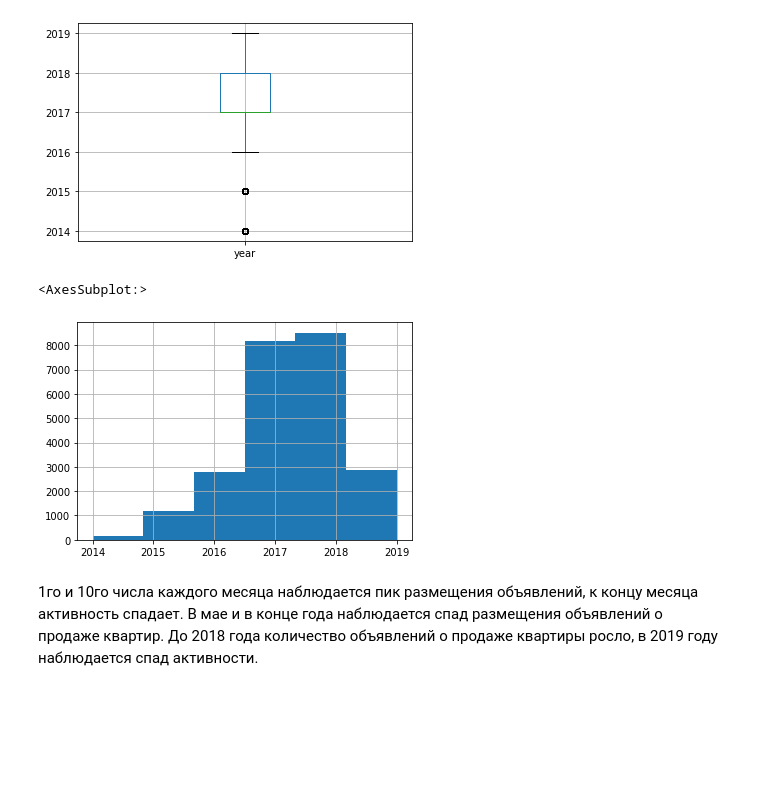
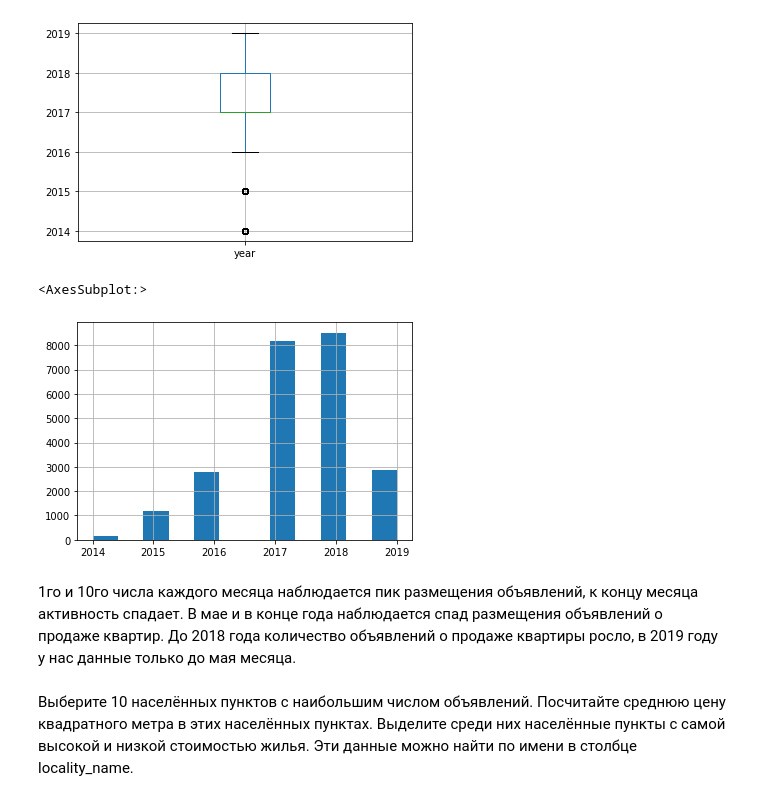
Before and after one commit to versus666jzx/practicum_ds, a Jupyter notebook: market_value_of_real_estate_research/notebooks/market_price.ipynb, the cells around one changed output. Cells and saved outputs as stored; diff of their text form; code cells hidden in the pictures; blank space fills up the shorter version.

```diff
--- a/market_value_of_real_estate_research/notebooks/market_price.ipynb
+++ b/market_value_of_real_estate_research/notebooks/market_price.ipynb
@@ -552,11 +554,11 @@ display(data.boxplot(column='year'))
 <AxesSubplot:>
 [figure]
 # %%
-display(data['year'].hist(bins=6))
+display(data['year'].hist(bins=12))
 # %% [output]
 <AxesSubplot:>
-[figure, old version]
+[figure, new version]
 # %% [markdown]
 1го и 10го числа каждого месяца наблюдается пик размещения объявлений, к концу месяца активность спадает.
 В мае и в конце года наблюдается спад размещения объявлений о продаже квартир.
-До 2018 года количество объявлений о продаже квартиры росло, в 2019 году наблюдается спад активности.
+До 2018 года количество объявлений о продаже квартиры росло, в 2019 году у нас данные только до мая месяца.
@@ -564,0 +565,4 @@ print(f'int8: {2**8}; int16: {2**16}, int32: {2**32}, int64: {2**64}')
+# %% [markdown]
+Выберите 10 населённых пунктов с наибольшим числом объявлений. Посчитайте среднюю цену квадратного метра в этих
+населённых пунктах. Выделите среди них населённые пункты с самой высокой и низкой стоимостью жилья. Эти данные можно
+найти по имени в столбце locality_name.
```
Also changed, not shown: parts of 17 cells of this notebook.
